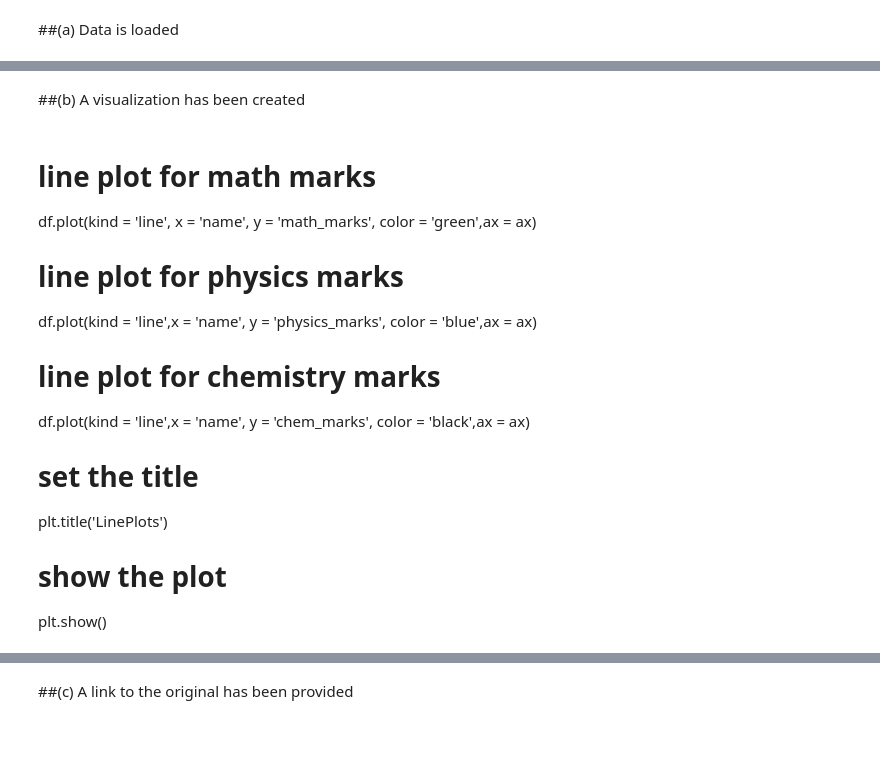
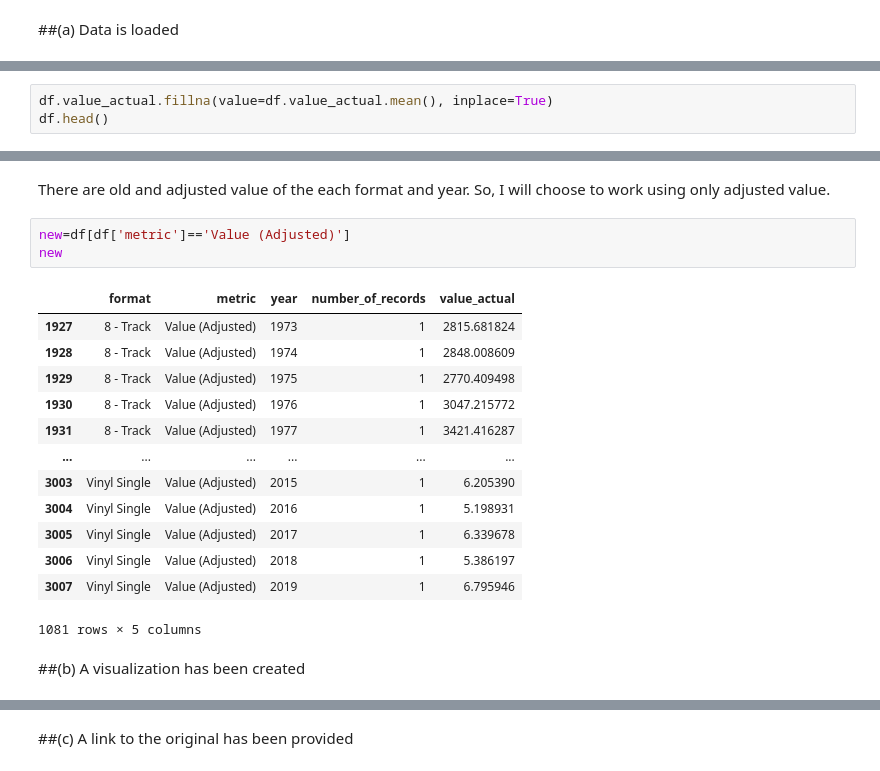
Before and after one commit to almsalahuddin/Data-Processing-and-Visualization, a Jupyter notebook: Project_Recreating_Masters_Initial_Visualization_.ipynb, the cells around one changed output, grey strips where cells are left out. Cells and saved outputs as stored; diff of their text form; blank space fills up the shorter version.

```diff
--- a/Project_Recreating_Masters_Initial_Visualization_.ipynb
+++ b/Project_Recreating_Masters_Initial_Visualization_.ipynb
@@ -57,0 +59,3 @@ df.head()
+# %%
+df.value_actual.fillna(value=df.value_actual.mean(), inplace=True)
+df.head()
@@ -58,24 +69,21 @@ df.head()
+# %% [markdown]
+There are old and adjusted value of the each format and year. So, I will choose to work using only adjusted value.
+# %%
+new=df[df['metric']=='Value (Adjusted)']
+new
+# %% [output]
+|  | format | metric | year | number_of_records | value_actual |
+| 1927 | 8 - Track | Value (Adjusted) | 1973 | 1 | 2815.681824 |
+| 1928 | 8 - Track | Value (Adjusted) | 1974 | 1 | 2848.008609 |
+| 1929 | 8 - Track | Value (Adjusted) | 1975 | 1 | 2770.409498 |
+| 1930 | 8 - Track | Value (Adjusted) | 1976 | 1 | 3047.215772 |
+| 1931 | 8 - Track | Value (Adjusted) | 1977 | 1 | 3421.416287 |
+| ... | ... | ... | ... | ... | ... |
+| 3003 | Vinyl Single | Value (Adjusted) | 2015 | 1 | 6.205390 |
+| 3004 | Vinyl Single | Value (Adjusted) | 2016 | 1 | 5.198931 |
+| 3005 | Vinyl Single | Value (Adjusted) | 2017 | 1 | 6.339678 |
+| 3006 | Vinyl Single | Value (Adjusted) | 2018 | 1 | 5.386197 |
+| 3007 | Vinyl Single | Value (Adjusted) | 2019 | 1 | 6.795946 |
+1081 rows × 5 columns
 # %% [markdown]
 ##(b) A visualization has been created
-# %% [markdown]
-# line plot for math marks
-df.plot(kind = 'line',
-        x = 'name',
-        y = 'math_marks',
-        color = 'green',ax = ax)
-
-# line plot for physics marks
-df.plot(kind = 'line',x = 'name',
-        y = 'physics_marks',
-        color = 'blue',ax = ax)
-
-# line plot for chemistry marks
-df.plot(kind = 'line',x = 'name',
-        y = 'chem_marks',
-        color = 'black',ax = ax)
-
-# set the title
-plt.title('LinePlots')
-
-# show the plot
-plt.show()
```
Also changed, not shown: parts of 10 cells of this notebook.
